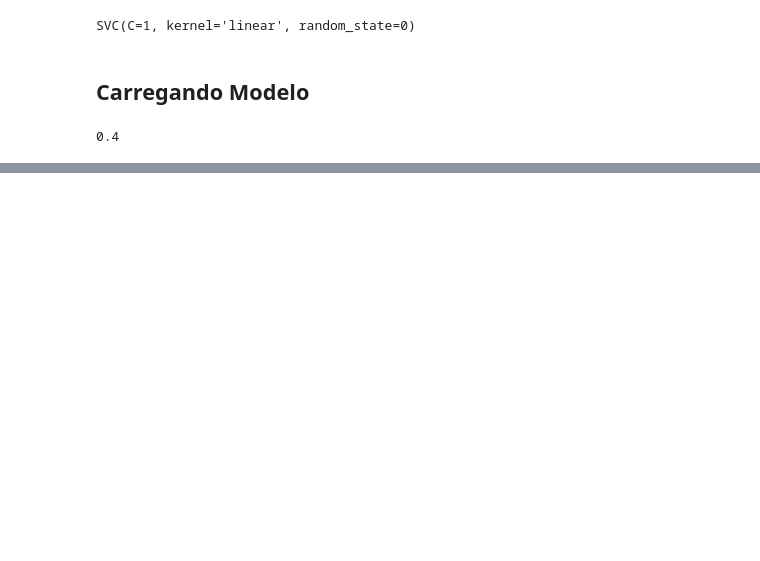
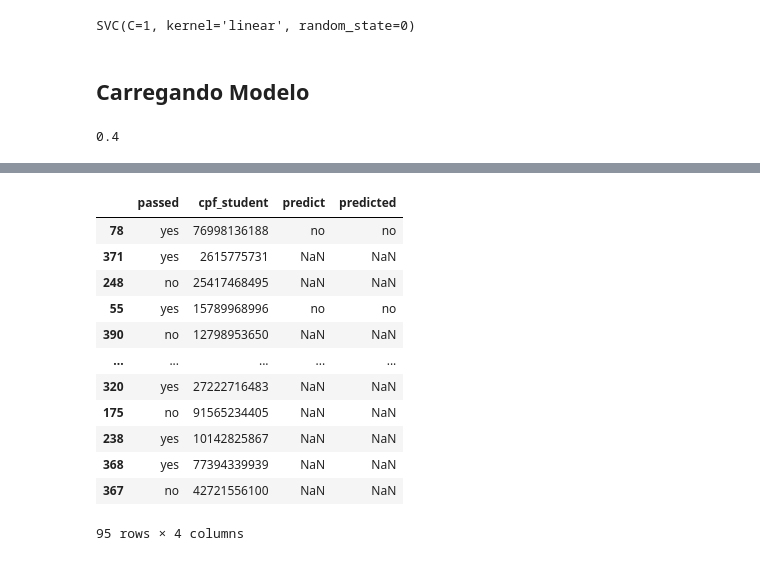
Before and after one commit to juanengml/intervencao_estudantes, a Jupyter notebook: notebooks/student_intervention_PT.ipynb, the cells around one changed output, grey strips where cells are left out. Cells and saved outputs as stored; diff of their text form; code cells hidden in the pictures; blank space fills up the shorter version.

Commit message:
fix fuck of cpf data"

```diff
--- a/notebooks/student_intervention_PT.ipynb
+++ b/notebooks/student_intervention_PT.ipynb
@@ -123,9 +148,9 @@ plot_target(df, 'passed')
 # %%
 def target_feature_split(df):
     # Extraia as colunas dos atributo
-    feature_cols = list(df.columns[:-1])
+    feature_cols = list(df.columns[:-2])
     # Extraia a coluna-alvo 'passed'
-    target_col = df.columns[-1]
+    target_col = df.columns[-2]
     # Separe os dados em atributos e variáveis-alvo (X_all e y_all, respectivamente)
     X_all = df[feature_cols]
     y_all = df[target_col]
@@ -683,0 +708,6 @@ result
+# %%
+pred = loaded_model.predict(X_test)
+# %%
+alunos = pd.read_csv("../bases/tbl_students_passed.csv")
+# %%
+base_predict = alunos.iloc[y_test.index.values.tolist()].copy()
@@ -683,0 +746,16 @@ result
+# %%
+base_predict.join(pd.DataFrame({"predicted":pred}))
+# %% [output]
+|  | passed | cpf_student | predict | predicted |
+| 78 | yes | 76998136188 | no | no |
+| 371 | yes | 2615775731 | NaN | NaN |
+| 248 | no | 25417468495 | NaN | NaN |
+| 55 | yes | 15789968996 | no | no |
+| 390 | no | 12798953650 | NaN | NaN |
+| ... | ... | ... | ... | ... |
+| 320 | yes | 27222716483 | NaN | NaN |
+| 175 | no | 91565234405 | NaN | NaN |
+| 238 | yes | 10142825867 | NaN | NaN |
+| 368 | yes | 77394339939 | NaN | NaN |
+| 367 | no | 42721556100 | NaN | NaN |
+95 rows × 4 columns
```
Also changed, not shown: parts of 14 cells of this notebook, 4 other files.
